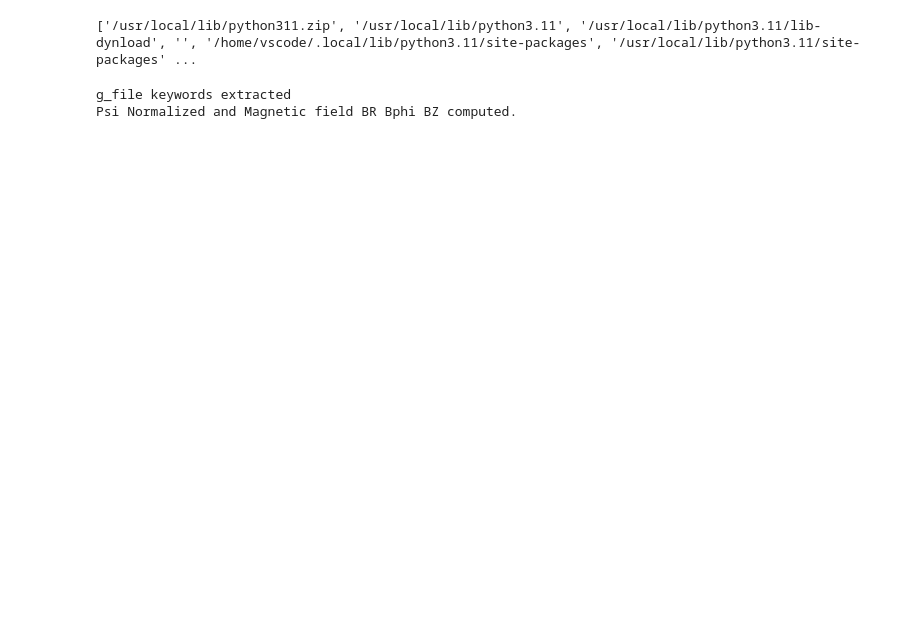
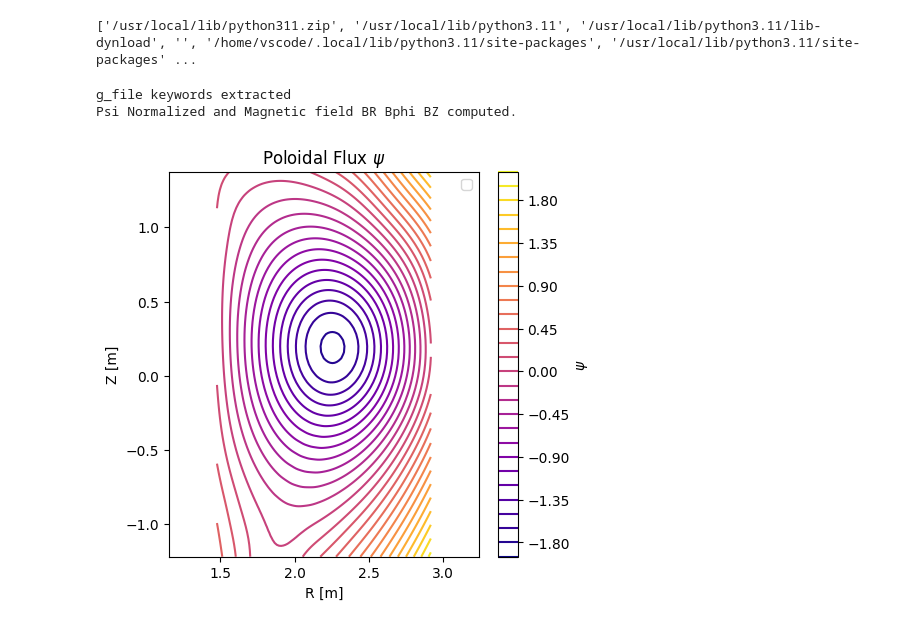
Before and after one commit to swarajsao1/Plasma, a Jupyter notebook: DTT/DTT.ipynb, the cells around one changed output. Saved outputs shown, nothing was run; the diff lists cells and outputs as text; code cells hidden in the pictures; blank space fills up the shorter version.

```diff
--- a/DTT/DTT.ipynb
+++ b/DTT/DTT.ipynb
@@ -20,3 +20,16 @@ Psi Normalized and Magnetic field BR Bphi BZ computed.
 # %%
 import matplotlib.pyplot as plt
 import numpy as np
+# %%
+plt.figure(figsize = (5,5))
+
+plt.contour(g.r_grid, g.z_grid, g.psi, levels = 30, cmap = 'plasma')
+plt.colorbar(label = r'$\psi$')
+plt.xlabel("R [m]")
+plt.ylabel("Z [m]")
+plt.title(r"Poloidal Flux $\psi$")
+plt.axis('equal')
+plt.legend()
+plt.show()
+# %% [output]
+[figure, added]
```
Also changed, not shown: parts of 2 cells of this notebook, 1 other file.
